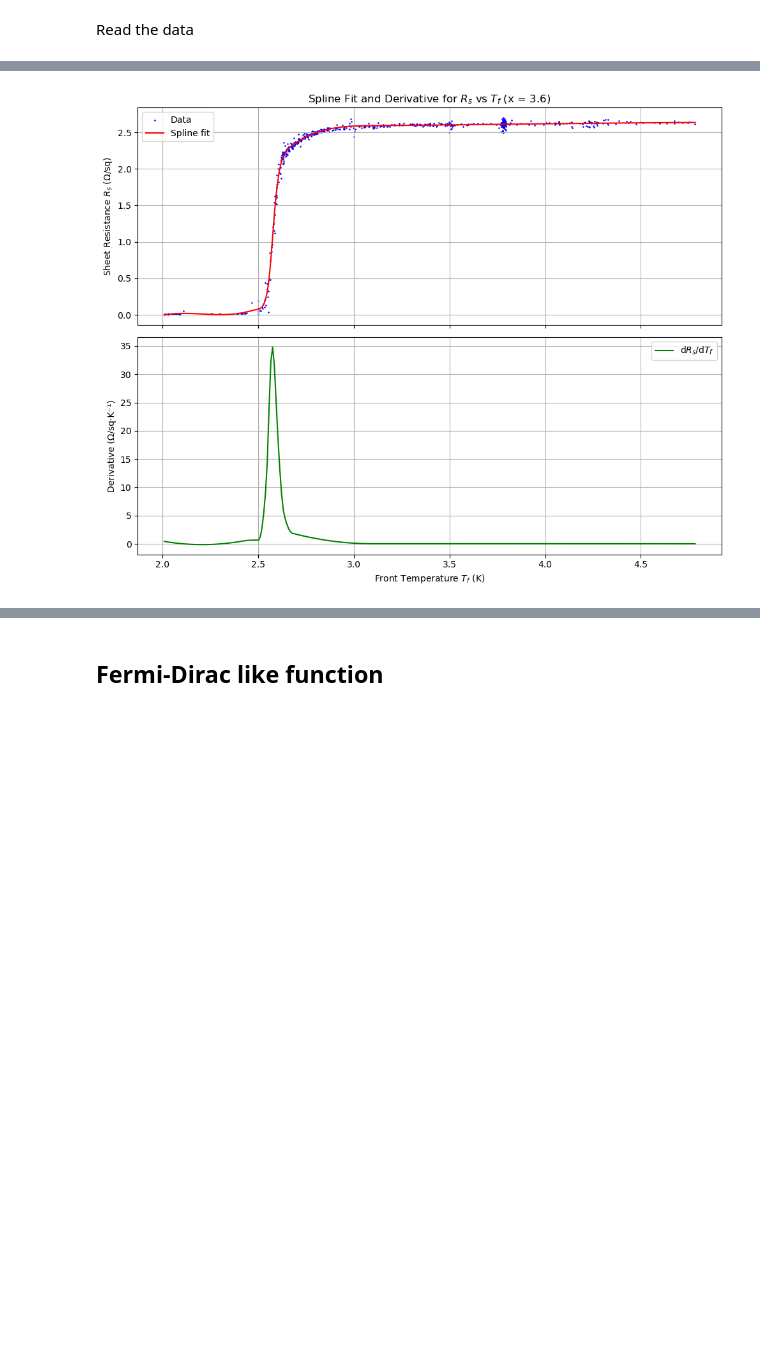
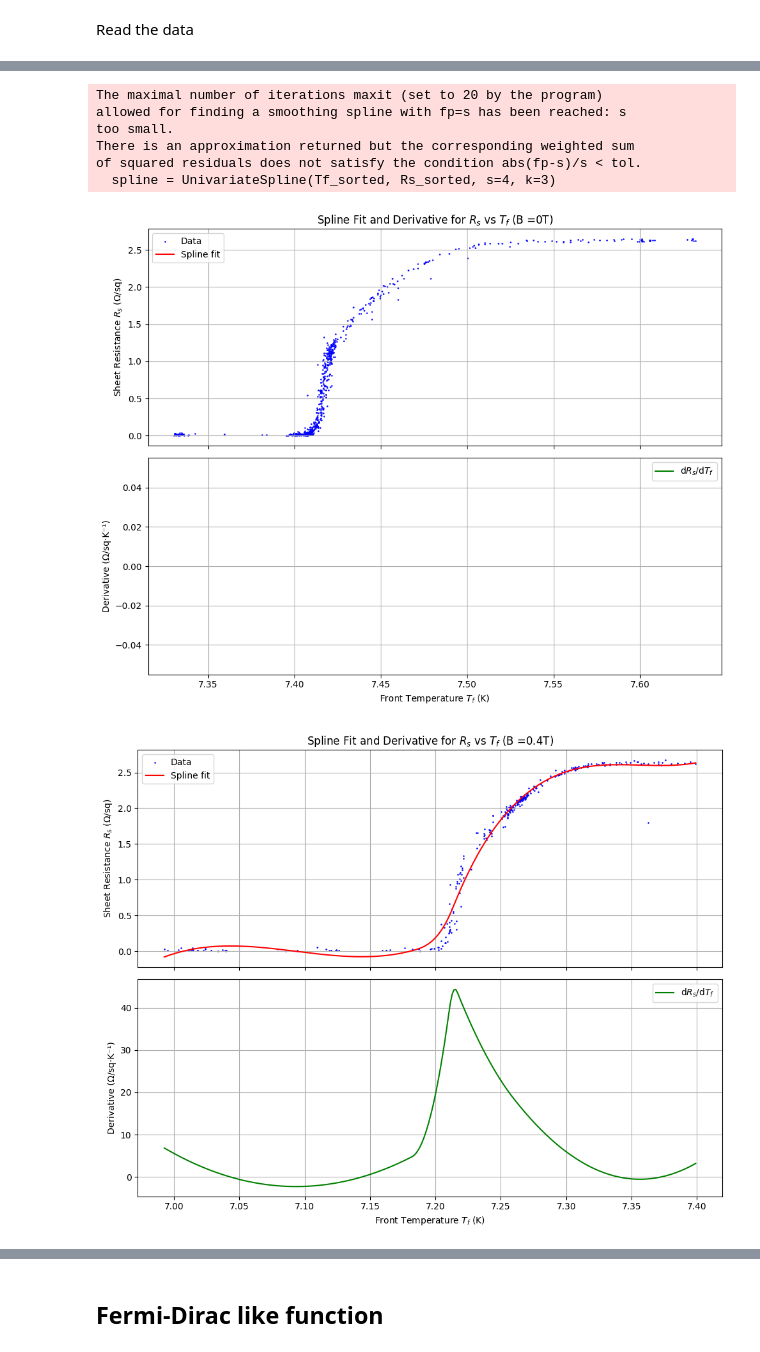
Before and after one commit to gamberoillecito/Nb-Characterization, a Jupyter notebook: SUPERCONDUCTIVITY/SC.ipynb, the cells around one changed output, grey strips where cells are left out. Cells and saved outputs as stored; diff of their text form; code cells hidden in the pictures; blank space fills up the shorter version.

Commit message:
wip(SC): 50-90-10, Sigmoid, Phase diagram

```diff
--- a/SUPERCONDUCTIVITY/SC.ipynb
+++ b/SUPERCONDUCTIVITY/SC.ipynb
@@ -201,44 +376,60 @@ dict_keys(['Rf_0.4', 'Rb_0.4', 'Tavg_0.4', 'Tf_0.4', 'Tb_0.4', 'Rf_0.8', 'Rb_0.8
 # %%
 from scipy.interpolate import UnivariateSpline
 
-# Extract and sort Tf and Rs
-Tf = filtered_data['Tf_3.6']
-Rs = filtered_data['Rs_3.6']
+for i, x in enumerate(B_vals):
+    try:
+        Tf = filtered_data[f'Tf_{x}']
+        Rs = filtered_data[f'Rs_{x}']
+    except KeyError:
+        print(f"Missing data for x={x}, skipping...")
+        continue
 
-sorted_indices = np.argsort(Tf)
-Tf_sorted = Tf[sorted_indices]
-Rs_sorted = Rs[sorted_indices]
+    if x == 0.4:
+        mask_Tf_below_7_4 = Tf < 7.4
+        Tf = Tf[mask_Tf_below_7_4]
+        Rs = Rs[mask_Tf_below_7_4]
 
-# Fit the smoothing spline
-spline = UnivariateSpline(Tf_sorted, Rs_sorted, s=1.5, k=3)
+    sorted_indices = np.argsort(Tf)
+    Tf_sorted = Tf[sorted_indices]
+    Rs_sorted = Rs[sorted_indices]
 
-# Evaluate the spline on a fine grid
-Tf_fine = np.linspace(Tf_sorted.min(), Tf_sorted.max(), 300)
-Rs_fine = spline(Tf_fine)
+    # Fit the smoothing spline
+    spline = UnivariateSpline(Tf_sorted, Rs_sorted, s=4, k=3)
 
-# --- Compute first derivative ---
-spline_derivative = spline.derivative(n=1)
-Rs_derivative = spline_derivative(Tf_fine)
+    # Evaluate the spline on a fine grid
+    Tf_fine = np.linspace(Tf_sorted.min(), Tf_sorted.max(), 300)
+    Rs_fine = spline(Tf_fine)
 
-# --- Plot ---
-fig, ax = plt.subplots(2, 1, figsize=(10, 8), sharex=True)
+    # --- Compute first derivative ---
+    spline_derivative = spline.derivative(n=1)
+    Rs_derivative = spline_derivative(Tf_fine)
 
-# Plot original data and spline
-ax[0].scatter(Tf, Rs, s=.7, color='blue', label="Data")
-ax[0].plot(Tf_fine, Rs_fine, color='red', label="Spline fit")
-ax[0].set_ylabel("Sheet Resistance $R_s$ (Ω/sq)")
-ax[0].set_title("Spline Fit and Derivative for $R_s$ vs $T_f$ (B = 3.6T)")
-ax[0].legend()
-ax[0].grid(True)
+    # --- Plot ---
+    fig, ax = plt.subplots(2, 1, figsize=(10, 8), sharex=True)
 
-# Plot derivative
-ax[1].plot(Tf_fine, Rs_derivative, color='green', label="d$R_s$/d$T_f$")
-ax[1].set_xlabel("Front Temperature $T_f$ (K)")
-ax[1].set_ylabel("Derivative (Ω/sq·K⁻¹)")
-ax[1].legend()
-ax[1].grid(True)
+    # Plot original data and spline
+    ax[0].scatter(Tf, Rs, s=.7, color='blue', label="Data")
+    ax[0].plot(Tf_fine, Rs_fine, color='red', label="Spline fit")
+    ax[0].set_ylabel("Sheet Resistance $R_s$ (Ω/sq)")
+    ax[0].set_title(f"Spline Fit and Derivative for $R_s$ vs $T_f$ (B ={x}T)")
+    ax[0].legend()
+    ax[0].grid(True)
 
-plt.tight_layout()
-plt.show()
+    # Plot derivative
+    ax[1].plot(Tf_fine, Rs_derivative, color='green', label="d$R_s$/d$T_f$")
+    ax[1].set_xlabel("Front Temperature $T_f$ (K)")
+    ax[1].set_ylabel("Derivative (Ω/sq·K⁻¹)")
+    ax[1].legend()
+    ax[1].grid(True)
+
+    plt.tight_layout()
+    plt.show()
 # %% [output]
+The maximal number of iterations maxit (set to 20 by the program)
+allowed for finding a smoothing spline with fp=s has been reached: s
+too small.
+There is an approximation returned but the corresponding weighted sum
+of squared residuals does not satisfy the condition abs(fp-s)/s < tol.
+  spline = UnivariateSpline(Tf_sorted, Rs_sorted, s=4, k=3)
-[figure, old version]
+[figure, new version]
+[figure, added]
```
Also changed, not shown: parts of 25 cells of this notebook, 2 other files.
